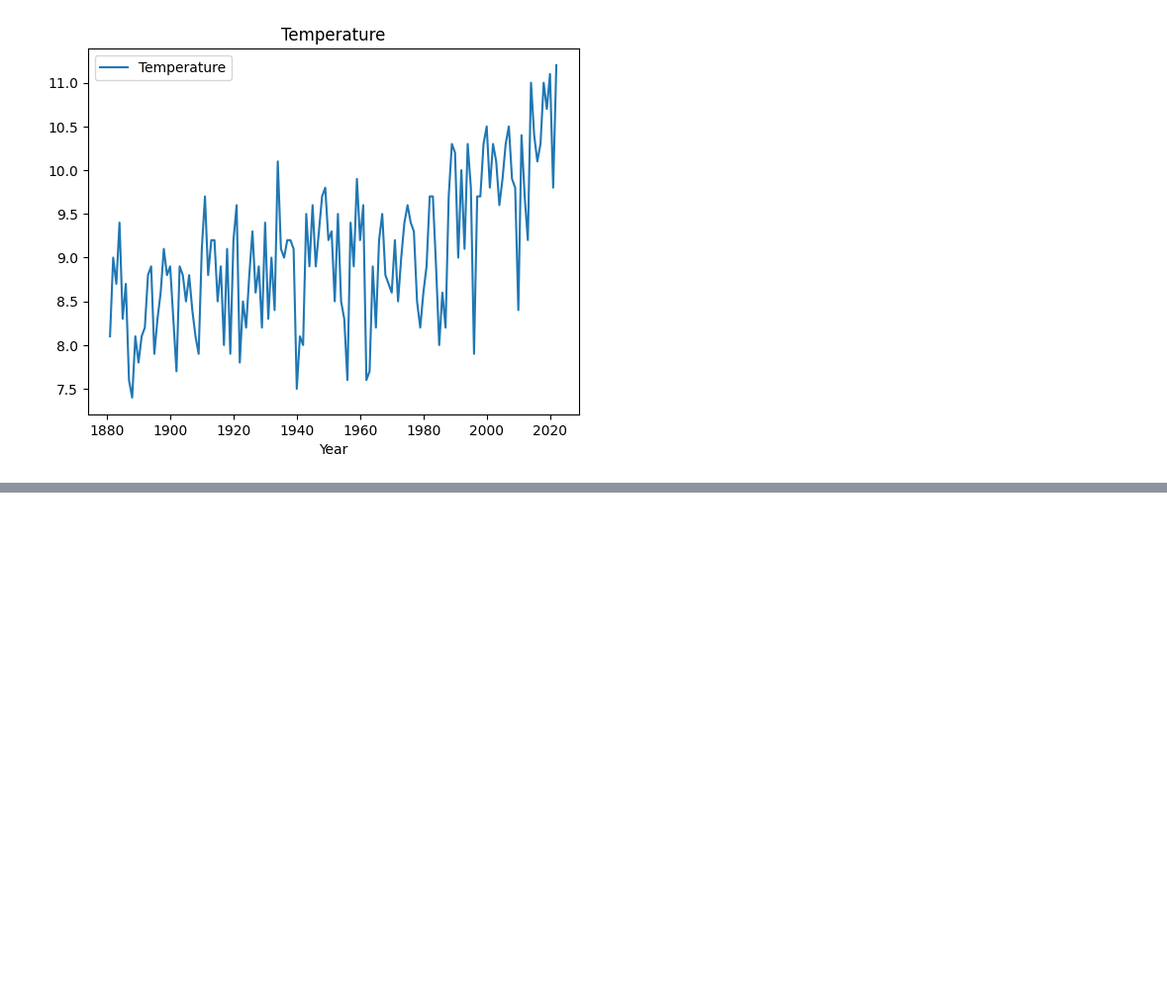
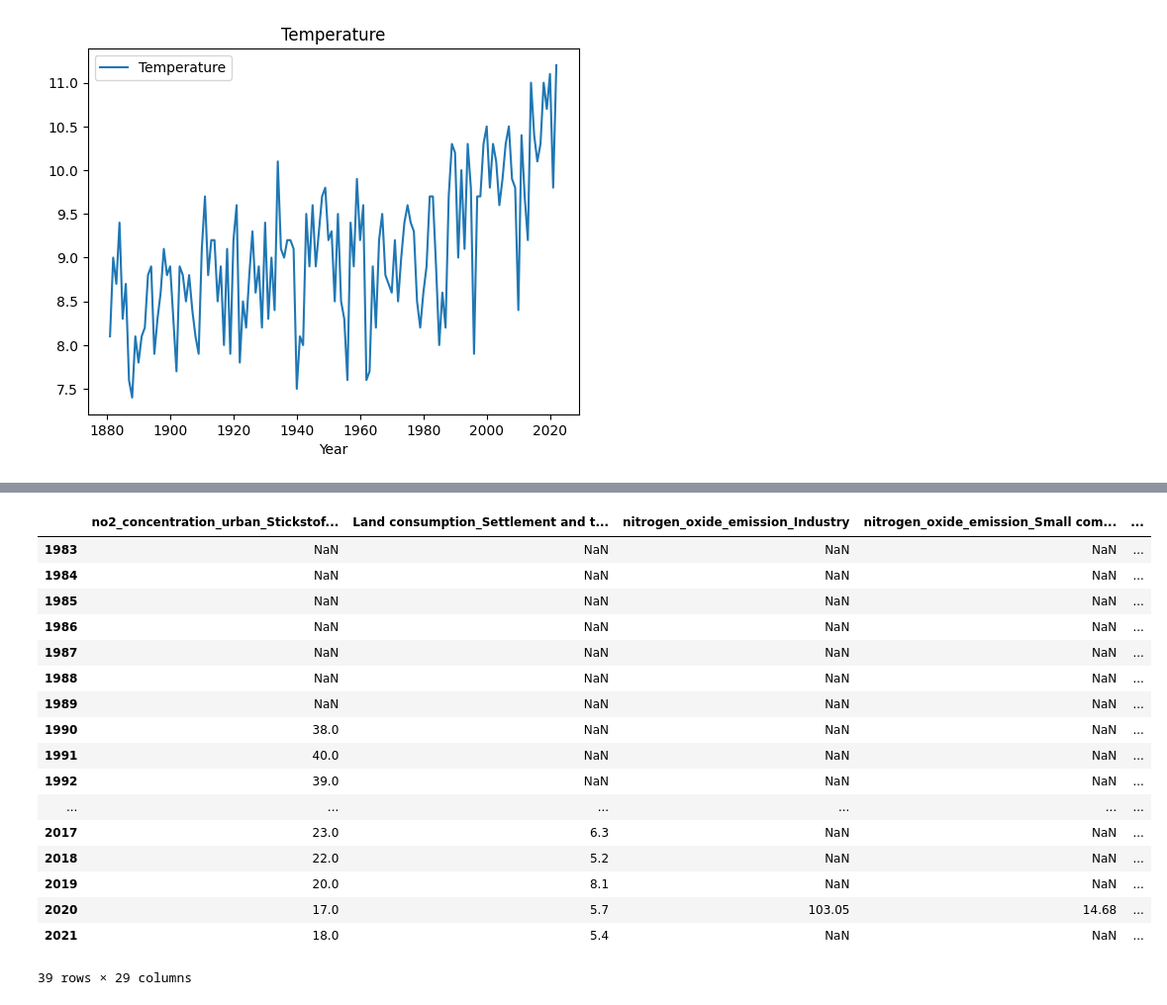
Before and after one commit to AshnaC/saki-project, a Jupyter notebook: project/eda.ipynb, the cells around one changed output, grey strips where cells are left out. Shown at 99% size. Drawn from its saved outputs; the diff is of its cells as text; code cells hidden in the pictures; blank space fills up the shorter version.

```diff
--- a/project/eda.ipynb
+++ b/project/eda.ipynb
@@ -55,0 +97,21 @@ Text(0.5, 1.0, 'Temperature')
+# %%
+df
+# %% [output]
+|  | no2_concentration_urban_Stickstof... | Land consumption_Settlement and t... | nitrogen_oxide_emission_Industry | nitrogen_oxide_emission_Small com... | ... |
+| 1983 | NaN | NaN | NaN | NaN | ... |
+| 1984 | NaN | NaN | NaN | NaN | ... |
+| 1985 | NaN | NaN | NaN | NaN | ... |
+| 1986 | NaN | NaN | NaN | NaN | ... |
+| 1987 | NaN | NaN | NaN | NaN | ... |
+| 1988 | NaN | NaN | NaN | NaN | ... |
+| 1989 | NaN | NaN | NaN | NaN | ... |
+| 1990 | 38.0 | NaN | NaN | NaN | ... |
+| 1991 | 40.0 | NaN | NaN | NaN | ... |
+| 1992 | 39.0 | NaN | NaN | NaN | ... |
+| ... | ... | ... | ... | ... | ... |
+| 2017 | 23.0 | 6.3 | NaN | NaN | ... |
+| 2018 | 22.0 | 5.2 | NaN | NaN | ... |
+| 2019 | 20.0 | 8.1 | NaN | NaN | ... |
+| 2020 | 17.0 | 5.7 | 103.05 | 14.68 | ... |
+| 2021 | 18.0 | 5.4 | NaN | NaN | ... |
+39 rows × 29 columns
```
Also changed, not shown: parts of 5 cells of this notebook, 3 other files.
